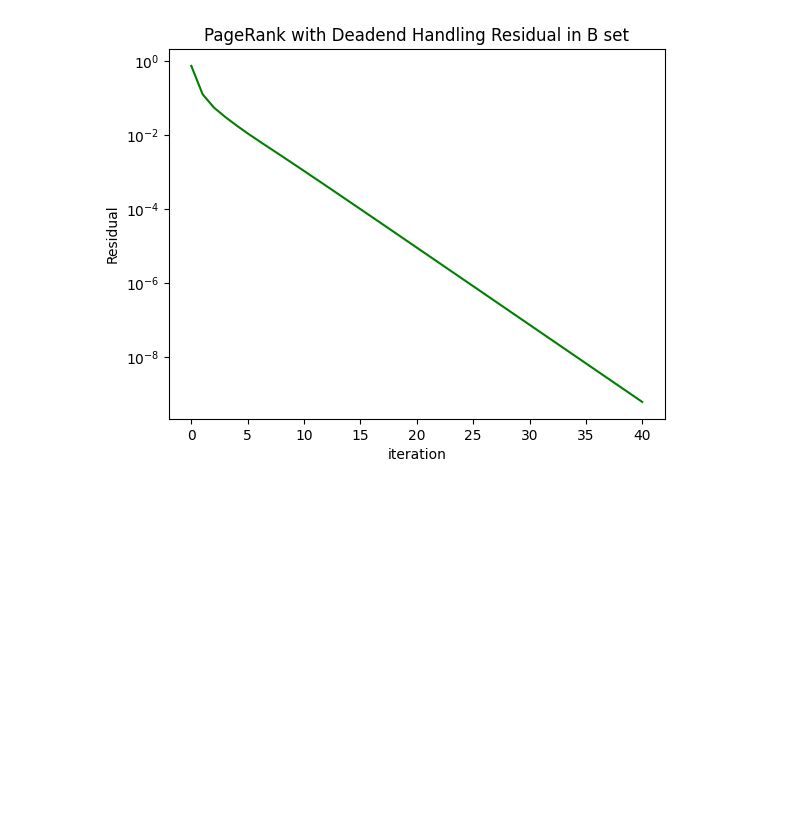
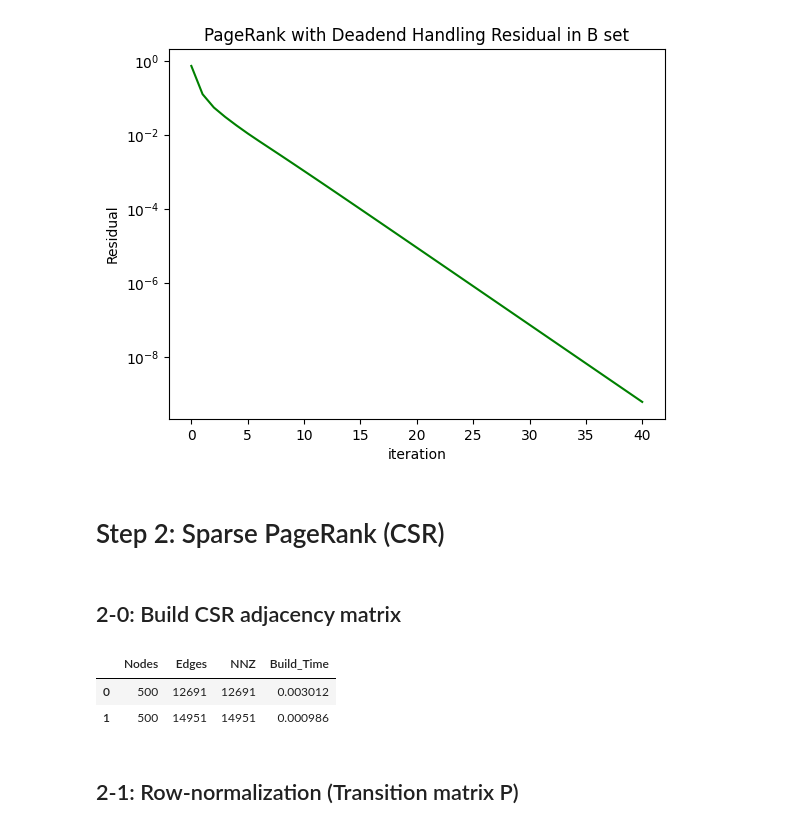
Before and after one commit to pouriaSameti/Mathematics-For-Data-Science, a Jupyter notebook: Project 3/notebook.ipynb, the cells around one changed output. Drawn from its saved outputs; the diff is of its cells as text; code cells hidden in the pictures; blank space fills up the shorter version.

Commit message:
Project 3: Create CSR matrix and apply Row normalization.

```diff
--- a/Project 3/notebook.ipynb
+++ b/Project 3/notebook.ipynb
@@ -516,3 +517,42 @@ plt.title("PageRank with Deadend Handling Residual in B set")
 plt.show()
 # %% [output]
 [figure]
+# %% [markdown]
+# Step 2: Sparse PageRank (CSR)
+# %% [markdown]
+## 2-0: Build CSR adjacency matrix
+# %%
+from scipy.sparse import csr_matrix
+
+data_A = np.ones(m_A, dtype=np.float64)
+rows_A = edges_A["src"].to_numpy()
+cols_A = edges_A["dst"].to_numpy()
+
+t0 = time.time()
+A_csr = csr_matrix((data_A, (rows_A, cols_A)), shape=(n_A, n_A))
+t_build_A = time.time() - t0
+
+
+data_B = np.ones(m_B, dtype=np.float64)
+rows_B = edges_B["src"].to_numpy()
+cols_B = edges_B["dst"].to_numpy()
+
+t0 = time.time()
+B_csr = csr_matrix((data_B, (rows_B, cols_B)), shape=(n_B, n_B))
+t_build_B = time.time() - t0
+
+
+nnz_A = A_csr.nnz
+nnz_B = B_csr.nnz
+
+report_df = [{'Nodes': n_A, 'Edges': m_A, 'NNZ': nnz_A, 'Build_Time': t_build_A},
+             {'Nodes': n_B, 'Edges': m_B, 'NNZ': nnz_B, 'Build_Time': t_build_B}]
+
+report_df = pd.DataFrame(report_df)
+report_df
+# %% [output]
+|  | Nodes | Edges | NNZ | Build_Time |
+| 0 | 500 | 12691 | 12691 | 0.003012 |
+| 1 | 500 | 14951 | 14951 | 0.000986 |
+# %% [markdown]
+## 2-1: Row-normalization (Transition matrix P)
```
Also changed, not shown: parts of 2 cells of this notebook.
